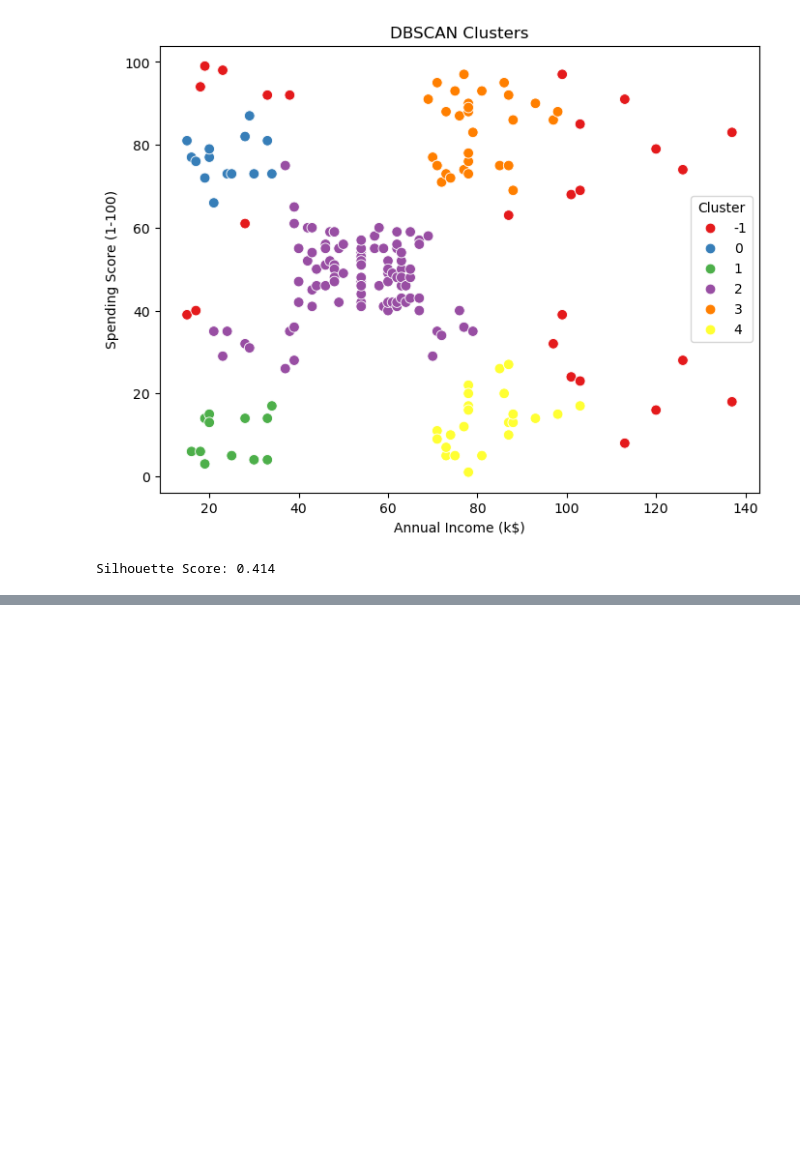
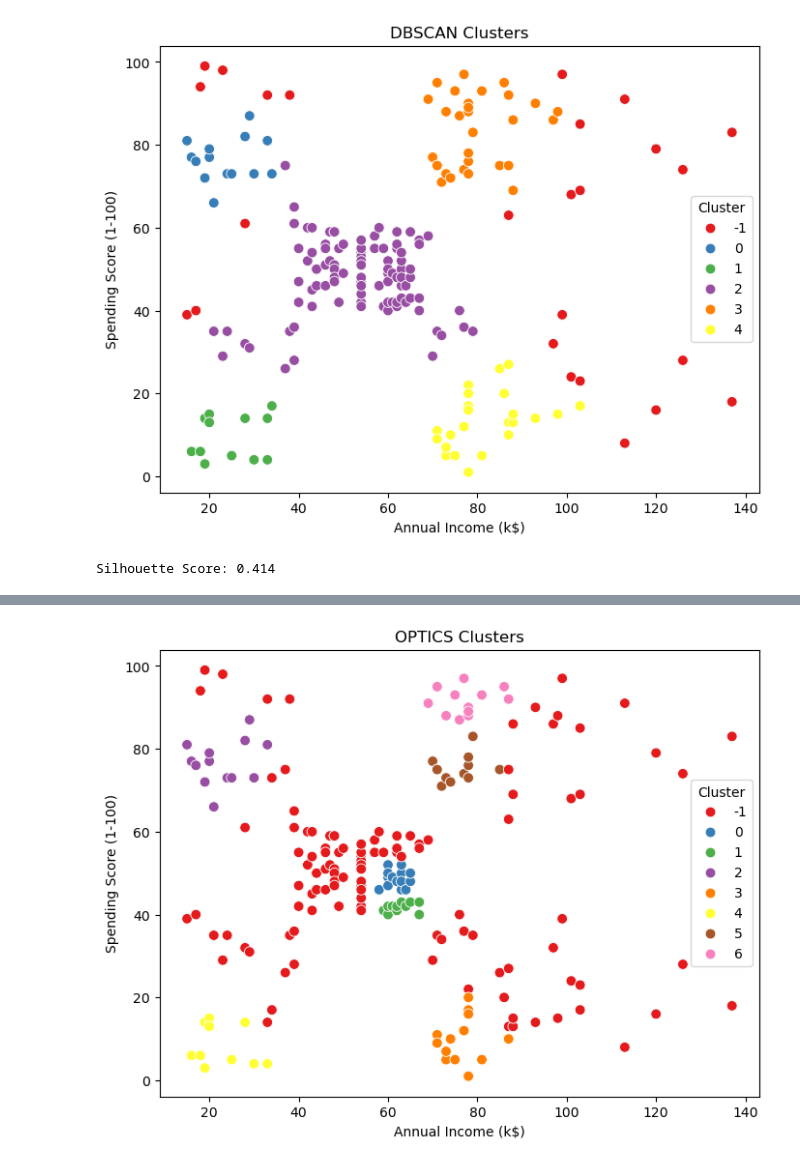
Before and after one commit to furqank73/Unsupervised_learning, a Jupyter notebook: Clustering_Marketing_Project/DBSCAN_Clustering/DBSCAN.ipynb, the cells around one changed output, grey strips where cells are left out. Cells and saved outputs as stored; diff of their text form; code cells hidden in the pictures; blank space fills up the shorter version.

```diff
--- a/Clustering_Marketing_Project/DBSCAN_Clustering/DBSCAN.ipynb
+++ b/Clustering_Marketing_Project/DBSCAN_Clustering/DBSCAN.ipynb
@@ -331,0 +334,15 @@ Silhouette Score: 0.414
+# %%
+from sklearn.cluster import OPTICS
+
+# Run OPTICS clustering with optimized parameters
+optics = OPTICS(min_samples=8, xi=0.05, min_cluster_size=0.05, metric='euclidean')
+optics.fit(X_scaled)
+optics_labels = optics.labels_
+
+# Add cluster labels to the dataframe
+df['Cluster'] = optics.labels_
+
+# Count points in each cluster
+cluster_counts = df['Cluster'].value_counts().sort_index()
+print("Cluster distribution:")
+print(cluster_counts)
@@ -331,0 +361,17 @@ Silhouette Score: 0.414
+# %%
+plt.figure(figsize=(8, 6))
+sns.scatterplot(
+    x=X['Annual Income (k$)'],
+    y=X['Spending Score (1-100)'],
+    hue=optics_labels,
+    palette='Set1',
+    legend='full',
+    s=60
+)
+plt.title('OPTICS Clusters')
+plt.xlabel('Annual Income (k$)')
+plt.ylabel('Spending Score (1-100)')
+plt.legend(title='Cluster')
+plt.show()
+# %% [output]
+[figure, added]
```
Also changed, not shown: parts of 2 cells of this notebook, 6 other files.
